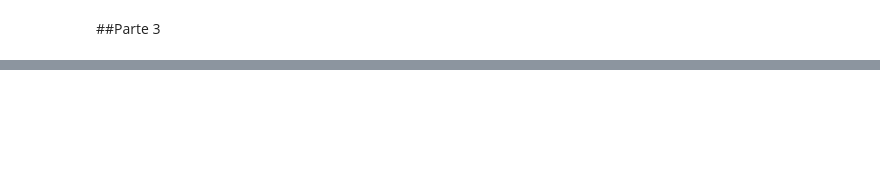
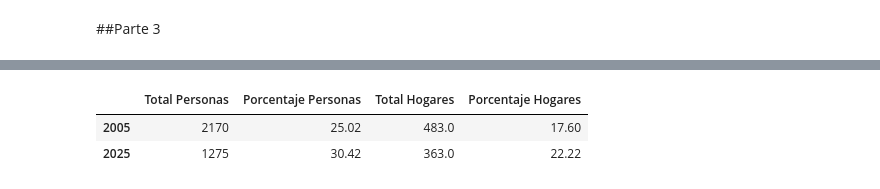
Before and after one commit to davidjjj14082000-png/BigDataUBA-Grupo-1, a Jupyter notebook: TP2/tp_2_pate_1_ej_2_a_b(completado)_(3).ipynb, the cells around one changed output, grey strips where cells are left out. Saved outputs shown, nothing was run; the diff lists cells and outputs as text; code cells hidden in the pictures; blank space fills up the shorter version.

```diff
--- a/TP2/tp_2_pate_1_ej_2_a_b(completado)_(3).ipynb
+++ b/TP2/tp_2_pate_1_ej_2_a_b(completado)_(3).ipynb
@@ -951,0 +909,6 @@ FileNotFoundError: [Errno 2] No such file or directory: 'tabla_adulto_equiv.xlsx
+# %%
+resumen
+# %% [output]
+|  | Total Personas | Porcentaje Personas | Total Hogares | Porcentaje Hogares |
+| 2005 | 2170 | 25.02 | 483.0 | 17.60 |
+| 2025 | 1275 | 30.42 | 363.0 | 22.22 |
```
Also changed, not shown: parts of 31 cells of this notebook.
